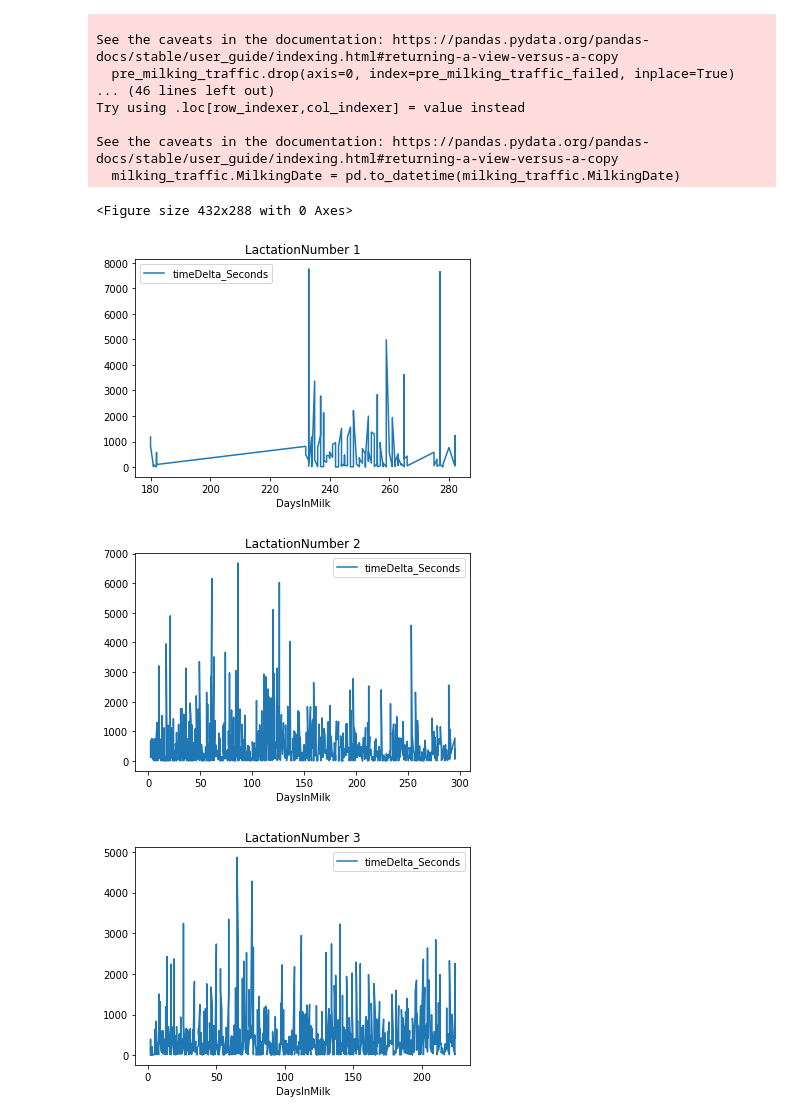
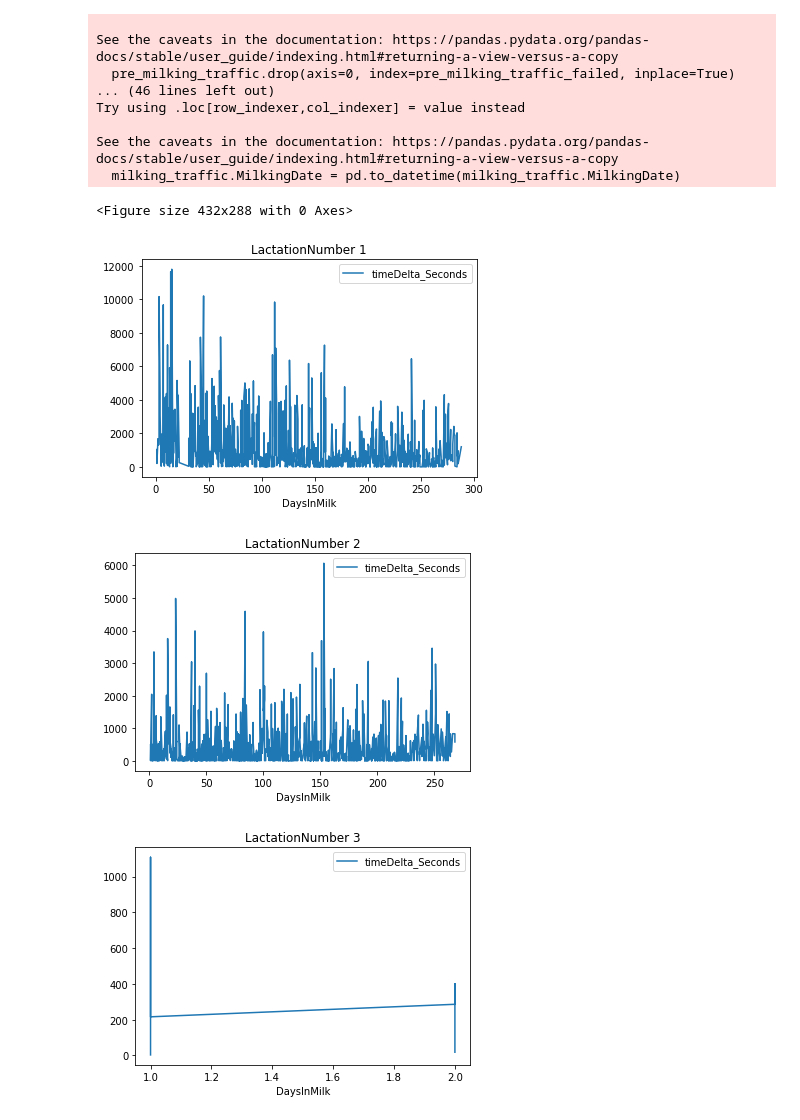
Before and after one commit to pgullstrand/Gigacow-tools, a Jupyter notebook: Data preprocessing/dataCollection.ipynb, the cells around one changed output. Drawn from its saved outputs; the diff is of its cells as text; code cells hidden in the pictures.

Commit message:
fix wrong calculations on per lactationNumber

```diff
--- a/Data preprocessing/dataCollection.ipynb
+++ b/Data preprocessing/dataCollection.ipynb
@@ -8,14 +8,15 @@ Data Tables: gigacow_filter.csv, lactation_filter.csv, traffic_raw_filter.csv
 import pandas as pd
 import numpy as np
 import matplotlib.pyplot as plt
+from pathlib import Path
 
 #access data from local directory
-dataDir = "E:/Data/processed/"
+dataDir = Path.cwd().parent.parent/'Data/processed'
 gigacow_cols = ['Gigacow_Cow_Id', 'FarmName_Pseudo', 'BreedName', 'Age']
 lactation_cols = ['Gigacow_Cow_Id', 'FarmName_Pseudo', 'LactationInfoDate', 'LactationNumber', 'DaysInMilk']
-gigacow = pd.read_csv(dataDir + 'gigacow_filter.csv', encoding='utf-8', usecols=gigacow_cols)
-lactation = pd.read_csv(dataDir + 'lactation_filter.csv', encoding='utf-8', usecols=lactation_cols)
-traffic = pd.read_csv(dataDir + 'traffic_raw_filter.csv', encoding='utf-8', index_col=False)
+gigacow = pd.read_csv(dataDir/'gigacow_filter.csv', encoding='utf-8', usecols=gigacow_cols)
+lactation = pd.read_csv(dataDir/'lactation_filter.csv', encoding='utf-8', usecols=lactation_cols)
+traffic = pd.read_csv(dataDir/'traffic_raw_filter.csv', encoding='utf-8', index_col=False)
 #check out cows with most milking events
 print(traffic.Gigacow_Cow_Id.value_counts().nlargest(10))
 # %% [output]
@@ -33,6 +85,6 @@ Name: Gigacow_Cow_Id, dtype: int64
 # %%
 #select single cow from the traffic table
-traffic_single_cow = traffic.loc[traffic['Gigacow_Cow_Id'] == 129]
+traffic_single_cow = traffic.loc[traffic['Gigacow_Cow_Id'] == 478]
 traffic_single_cow.sort_values(by='TrafficEventDateTime', inplace=True)
 traffic_single_cow.index = range(len(traffic_single_cow))
 
@@ -99,10 +151,12 @@ single_cow_merge = single_cow_merge.merge(gigacow, how='left', left_on=['FarmNam
 
 # drop failed data points based on RoundedSecondsTimeInArea & timeDelta_Seconds
 single_cow_merge.drop(single_cow_merge.loc[abs(single_cow_merge.timeDelta_Seconds - single_cow_merge.RoundedSecondsTimeInArea) > 300].index, inplace=True)
+single_cow_merge['TrafficDeviceName'].replace(r"[A-Za-z]+\s*","vms", inplace=True, regex=True)
 
 # write the collection result to local directory
-single_cow_collection = single_cow_merge[['Gigacow_Cow_Id', 'BreedName', 'Age', 'FarmName_Pseudo', 'GroupName', 'TrafficDeviceName', 'MilkProduction', 'timeDelta_Seconds', 'LactationNumber', 'DaysInMilk']]
-single_cow_collection.to_csv(dataDir + 'single_cow_collection.csv')
+#single_cow_collection = single_cow_merge[['Gigacow_Cow_Id', 'BreedName', 'Age', 'FarmName_Pseudo', 'GroupName', 'TrafficDeviceName', 'MilkProduction', 'timeDelta_Seconds', 'LactationNumber', 'DaysInMilk']]
+
+single_cow_merge.to_csv(dataDir/'single_cow_merge.csv')
 # %% [output]
 A value is trying to be set on a copy of a slice from a DataFrame
 
@@ -124,13 +178,13 @@ See the caveats in the documentation: https://pandas.pydata.org/pandas-docs/stab
 # %%
 # plot the relations between timeDielta and Lactation/DIM(DaysInMilk)
 plt.figure()
-single_cow_collection.loc[single_cow_collection.LactationNumber == 1].plot(x="DaysInMilk", y="timeDelta_Seconds", kind='line', title='LactationNumber 1')
-single_cow_collection.loc[single_cow_collection.LactationNumber == 2].plot(x="DaysInMilk", y="timeDelta_Seconds", kind='line', title='LactationNumber 2')
-single_cow_collection.loc[single_cow_collection.LactationNumber == 3].plot(x="DaysInMilk", y="timeDelta_Seconds", kind='line', title='LactationNumber 3')
+single_cow_merge.loc[single_cow_merge.LactationNumber == 1].plot(x="DaysInMilk", y="timeDelta_Seconds", kind='line', title='LactationNumber 1')
+single_cow_merge.loc[single_cow_merge.LactationNumber == 2].plot(x="DaysInMilk", y="timeDelta_Seconds", kind='line', title='LactationNumber 2')
+single_cow_merge.loc[single_cow_merge.LactationNumber == 3].plot(x="DaysInMilk", y="timeDelta_Seconds", kind='line', title='LactationNumber 3')
 plt.show()
 # %% [output]
 <Figure size 432x288 with 0 Axes>
-[figure, old version]
+[figure, new version]
-[figure, old version]
+[figure, new version]
-[figure, old version]
+[figure, new version]
 # %%
```
Also changed, not shown: parts of 7 cells of this notebook.
